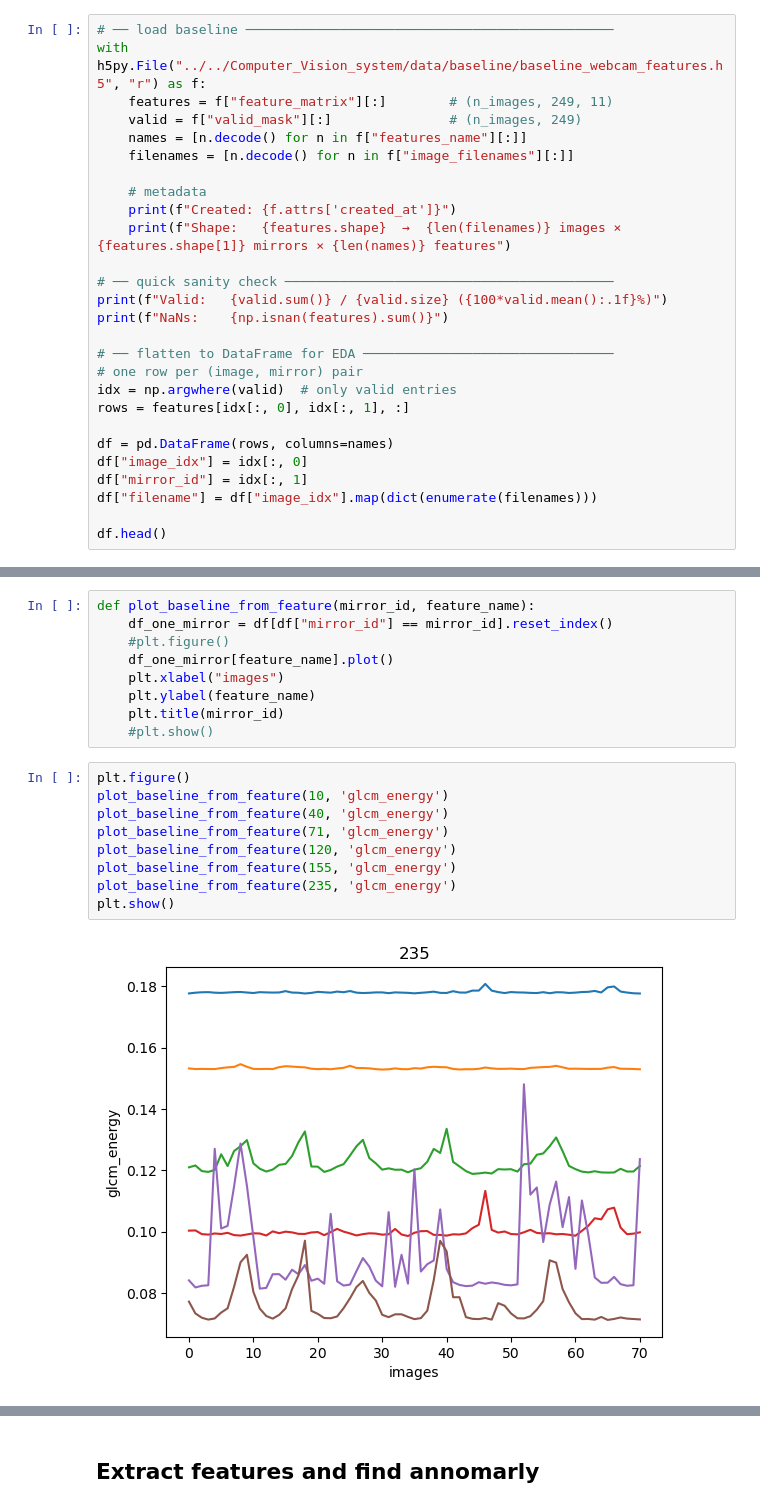
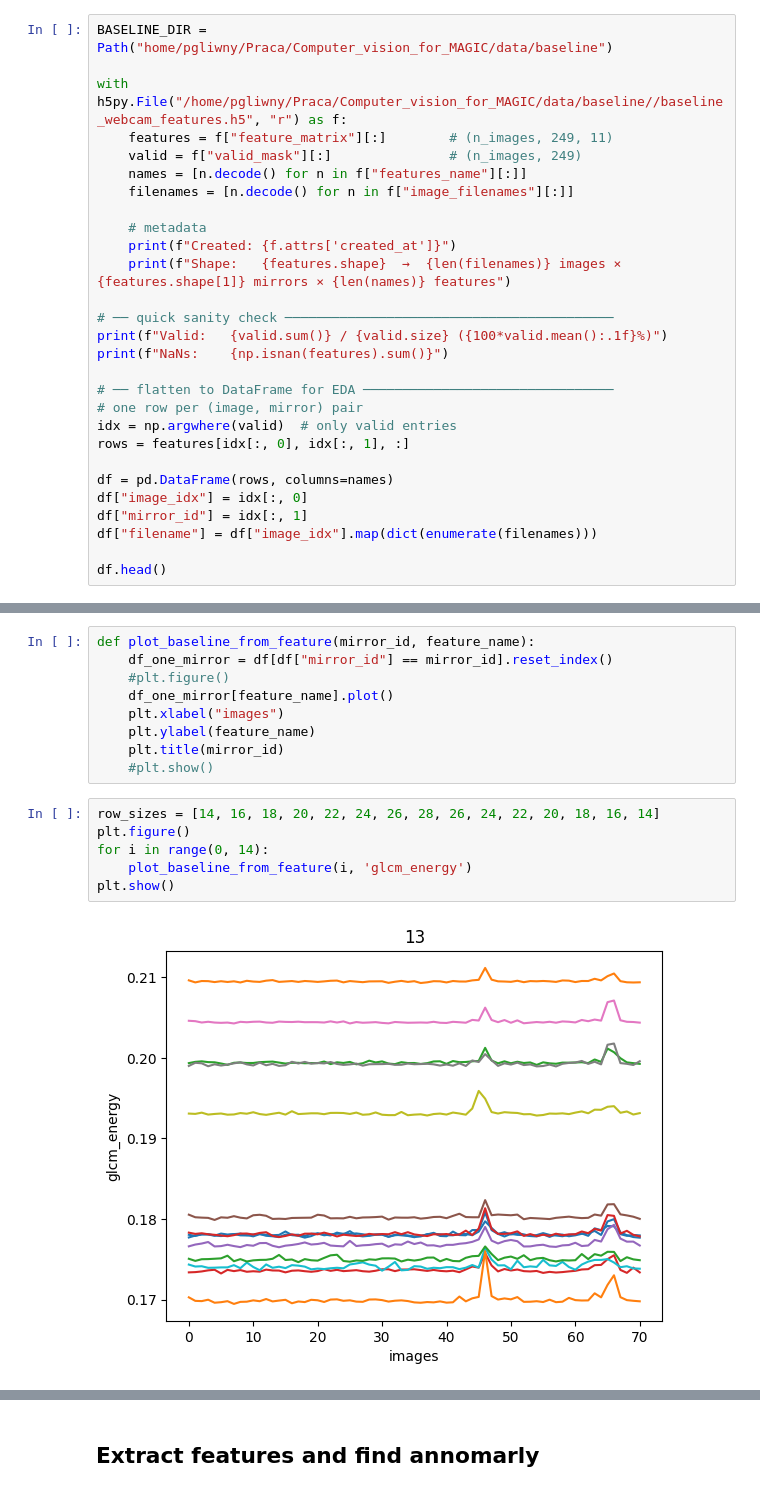
Before and after one commit to pawel21/Computer_vision_for_MAGIC, a Jupyter notebook: notebooks/baseline/check_for_webcam_img.ipynb, the cells around one changed output, grey strips where cells are left out. Saved outputs shown, nothing was run; the diff lists cells and outputs as text.

Commit message:
work on baseline

```diff
--- a/notebooks/baseline/check_for_webcam_img.ipynb
+++ b/notebooks/baseline/check_for_webcam_img.ipynb
@@ -39,6 +48,7 @@ ALL_FEATURE_KEYS = GLCM_KEYS + LBP_KEYS + EDGE_KEYS
 # %%
-# ── load baseline ───────────────────────────────────────────────
-with h5py.File("../../Computer_Vision_system/data/baseline/baseline_webcam_features.h5", "r") as f:
+BASELINE_DIR = Path("home/pgliwny/Praca/Computer_vision_for_MAGIC/data/baseline")
+
+with h5py.File("/home/pgliwny/Praca/Computer_vision_for_MAGIC/data/baseline//baseline_webcam_features.h5", "r") as f:
     features = f["feature_matrix"][:]        # (n_images, 249, 11)
     valid = f["valid_mask"][:]               # (n_images, 249)
     names = [n.decode() for n in f["features_name"][:]]
@@ -84,13 +94,10 @@ def plot_baseline_from_feature(mirror_id, feature_name):
     plt.title(mirror_id)
     #plt.show()
 # %%
+row_sizes = [14, 16, 18, 20, 22, 24, 26, 28, 26, 24, 22, 20, 18, 16, 14]
 plt.figure()
-plot_baseline_from_feature(10, 'glcm_energy')
-plot_baseline_from_feature(40, 'glcm_energy')
-plot_baseline_from_feature(71, 'glcm_energy')
-plot_baseline_from_feature(120, 'glcm_energy')
-plot_baseline_from_feature(155, 'glcm_energy')
-plot_baseline_from_feature(235, 'glcm_energy')
+for i in range(0, 14):
+    plot_baseline_from_feature(i, 'glcm_energy')
 plt.show()
 # %% [output]
-[figure, old version]
+[figure, new version]
```
Also changed, not shown: parts of 13 cells of this notebook, 1 other file.
